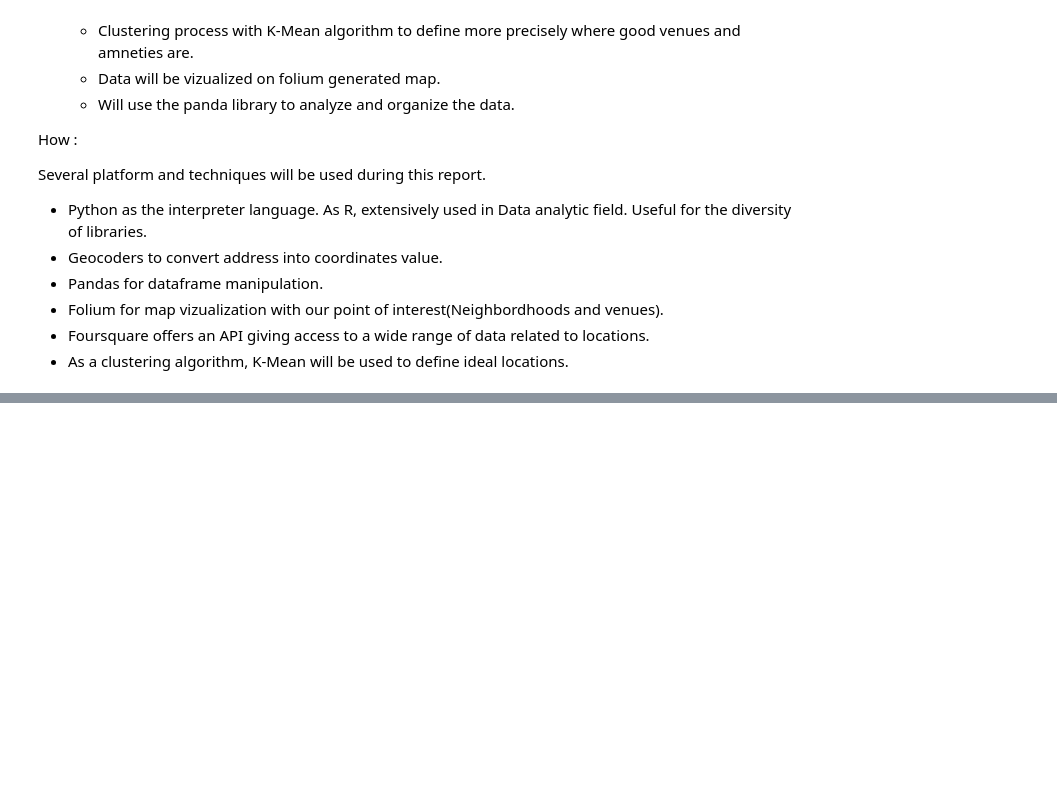
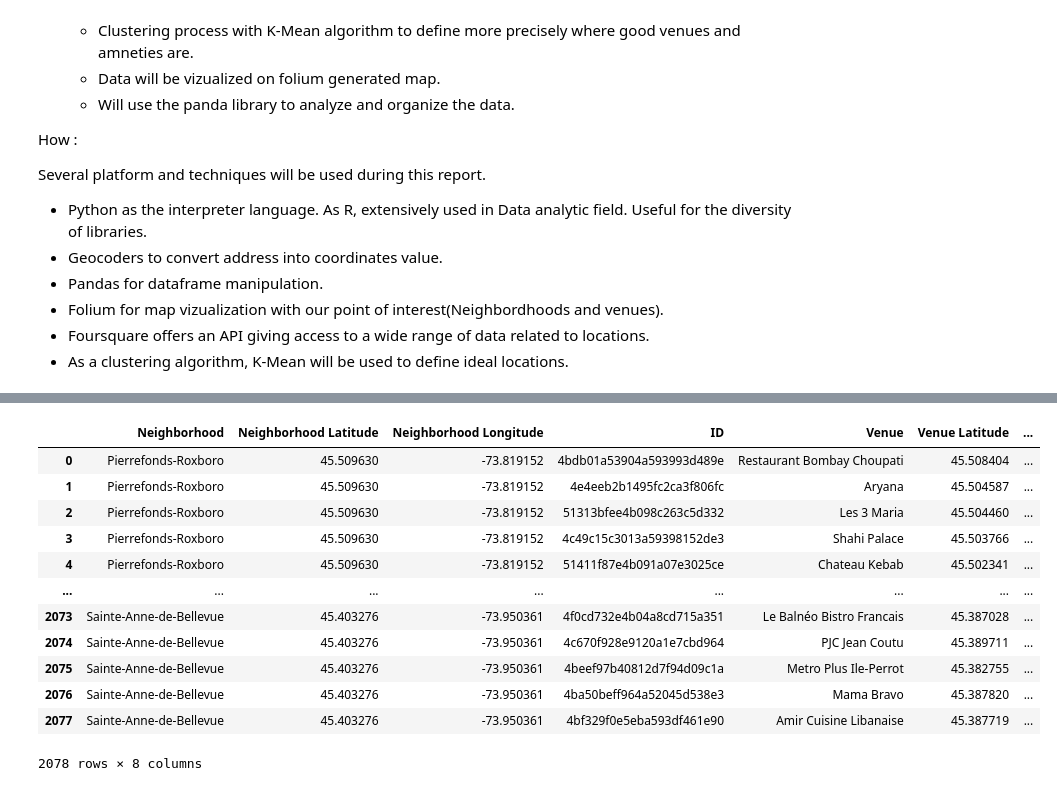
Before and after one commit to AdilEzzaam/Coursera_Capstone, a Jupyter notebook: TheBattleOfNeighbourhoodsW5.ipynb, the cells around one changed output, grey strips where cells are left out. Cells and saved outputs as stored; diff of their text form; code cells hidden in the pictures; blank space fills up the shorter version.

```diff
--- a/TheBattleOfNeighbourhoodsW5.ipynb
+++ b/TheBattleOfNeighbourhoodsW5.ipynb
@@ -463,0 +92,16 @@ allCrimeDf
+# %%
+dfMtlVenues
+# %% [output]
+|  | Neighborhood | Neighborhood Latitude | Neighborhood Longitude | ID | Venue | Venue Latitude | ... |
+| 0 | Pierrefonds-Roxboro | 45.509630 | -73.819152 | 4bdb01a53904a593993d489e | Restaurant Bombay Choupati | 45.508404 | ... |
+| 1 | Pierrefonds-Roxboro | 45.509630 | -73.819152 | 4e4eeb2b1495fc2ca3f806fc | Aryana | 45.504587 | ... |
+| 2 | Pierrefonds-Roxboro | 45.509630 | -73.819152 | 51313bfee4b098c263c5d332 | Les 3 Maria | 45.504460 | ... |
+| 3 | Pierrefonds-Roxboro | 45.509630 | -73.819152 | 4c49c15c3013a59398152de3 | Shahi Palace | 45.503766 | ... |
+| 4 | Pierrefonds-Roxboro | 45.509630 | -73.819152 | 51411f87e4b091a07e3025ce | Chateau Kebab | 45.502341 | ... |
+| ... | ... | ... | ... | ... | ... | ... | ... |
+| 2073 | Sainte-Anne-de-Bellevue | 45.403276 | -73.950361 | 4f0cd732e4b04a8cd715a351 | Le Balnéo Bistro Francais | 45.387028 | ... |
+| 2074 | Sainte-Anne-de-Bellevue | 45.403276 | -73.950361 | 4c670f928e9120a1e7cbd964 | PJC Jean Coutu | 45.389711 | ... |
+| 2075 | Sainte-Anne-de-Bellevue | 45.403276 | -73.950361 | 4beef97b40812d7f94d09c1a | Metro Plus Ile-Perrot | 45.382755 | ... |
+| 2076 | Sainte-Anne-de-Bellevue | 45.403276 | -73.950361 | 4ba50beff964a52045d538e3 | Mama Bravo | 45.387820 | ... |
+| 2077 | Sainte-Anne-de-Bellevue | 45.403276 | -73.950361 | 4bf329f0e5eba593df461e90 | Amir Cuisine Libanaise | 45.387719 | ... |
+2078 rows × 8 columns
```
Also changed, not shown: parts of 45 cells of this notebook, 9 other files.
